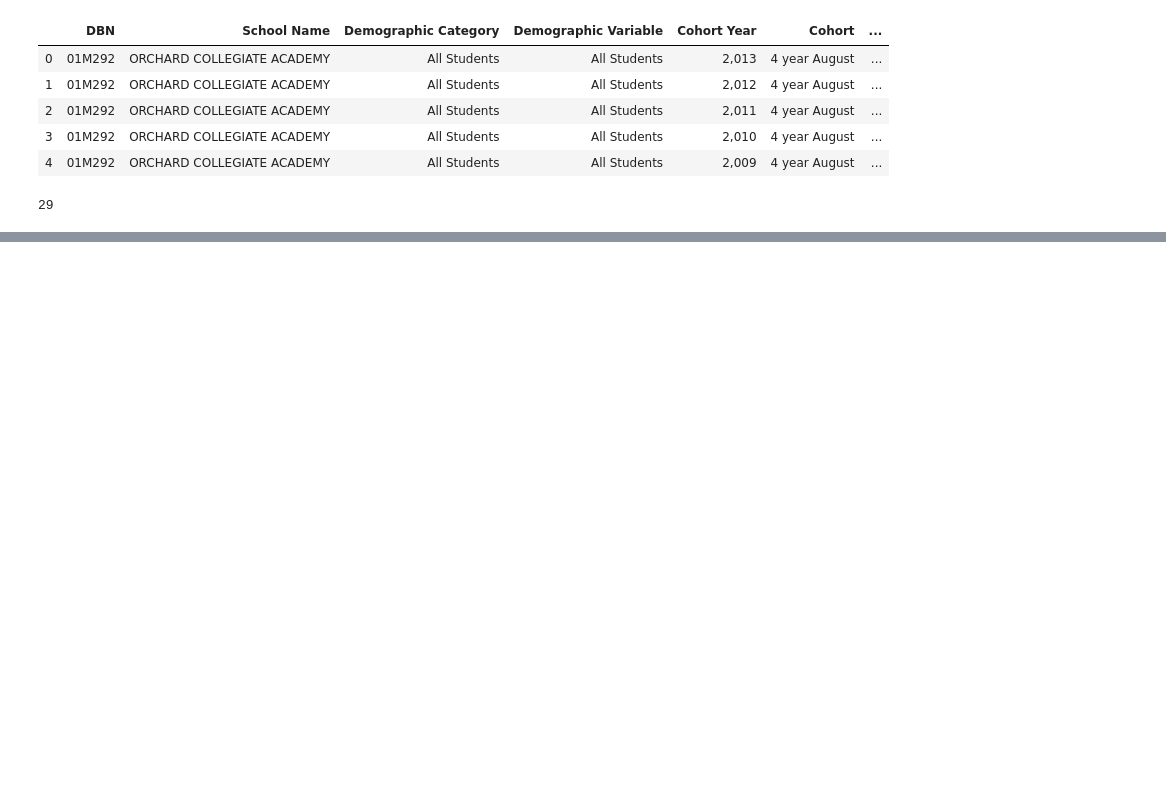
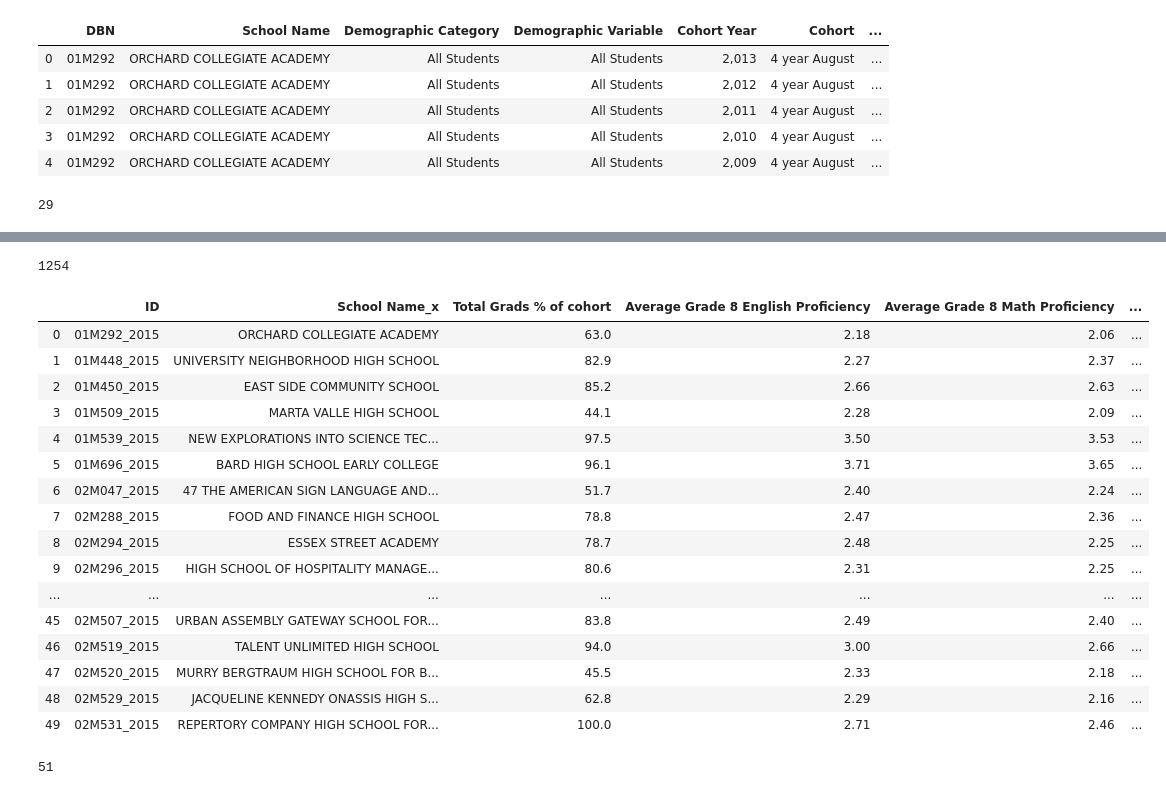
Before and after one commit to markabrennan/NYC-HS-Success, a Jupyter notebook: Prelim-EDA.ipynb, the cells around one changed output, grey strips where cells are left out. Saved outputs shown, nothing was run; the diff lists cells and outputs as text; code cells hidden in the pictures; blank space fills up the shorter version.

```diff
--- a/Prelim-EDA.ipynb
+++ b/Prelim-EDA.ipynb
@@ -52,0 +271,2 @@ df1.head()
+# %%
+df_qual = pd.concat([df_qual_2014_15, df_qual_2015_16, df_qual_2016_17], sort=True)
@@ -52,0 +333,2 @@ df1.head()
+# %%
+df_qual.drop(labels=['Unnamed: 40', 'Unnamed: 41', 'Unnamed: 42', 'Unnamed: 43', 'Unnamed: 44', 'Unnamed: 45', 'Unnamed: 46', 'Unnamed: 47'], axis=1,inplace=True)
@@ -52,0 +428,2 @@ df1.head()
+# %%
+df_qual.drop(df_qual.loc[df_qual['ID']=='05M157_2015'].index, inplace=True)
@@ -52,0 +465,2 @@ df1.head()
+# %%
+df_merged = pd.merge(left=df_hs_target, right=df_qual, how='inner', on='ID' )
@@ -52,0 +487,24 @@ df1.head()
+# %%
+len(df_merged)
+# %% [output]
+1254
+# %%
+df_merged.head(50)
+# %% [output]
+|  | ID | School Name_x | Total Grads % of cohort | Average Grade 8 English Proficiency | Average Grade 8 Math Proficiency | ... |
+| 0 | 01M292_2015 | ORCHARD COLLEGIATE ACADEMY | 63.0 | 2.18 | 2.06 | ... |
+| 1 | 01M448_2015 | UNIVERSITY NEIGHBORHOOD HIGH SCHOOL | 82.9 | 2.27 | 2.37 | ... |
+| 2 | 01M450_2015 | EAST SIDE COMMUNITY SCHOOL | 85.2 | 2.66 | 2.63 | ... |
+| 3 | 01M509_2015 | MARTA VALLE HIGH SCHOOL | 44.1 | 2.28 | 2.09 | ... |
+| 4 | 01M539_2015 | NEW EXPLORATIONS INTO SCIENCE TEC... | 97.5 | 3.50 | 3.53 | ... |
+| 5 | 01M696_2015 | BARD HIGH SCHOOL EARLY COLLEGE | 96.1 | 3.71 | 3.65 | ... |
+| 6 | 02M047_2015 | 47 THE AMERICAN SIGN LANGUAGE AND... | 51.7 | 2.40 | 2.24 | ... |
+| 7 | 02M288_2015 | FOOD AND FINANCE HIGH SCHOOL | 78.8 | 2.47 | 2.36 | ... |
+| 8 | 02M294_2015 | ESSEX STREET ACADEMY | 78.7 | 2.48 | 2.25 | ... |
+| 9 | 02M296_2015 | HIGH SCHOOL OF HOSPITALITY MANAGE... | 80.6 | 2.31 | 2.25 | ... |
+| ... | ... | ... | ... | ... | ... | ... |
+| 45 | 02M507_2015 | URBAN ASSEMBLY GATEWAY SCHOOL FOR... | 83.8 | 2.49 | 2.40 | ... |
+| 46 | 02M519_2015 | TALENT UNLIMITED HIGH SCHOOL | 94.0 | 3.00 | 2.66 | ... |
+| 47 | 02M520_2015 | MURRY BERGTRAUM HIGH SCHOOL FOR B... | 45.5 | 2.33 | 2.18 | ... |
+| 48 | 02M529_2015 | JACQUELINE KENNEDY ONASSIS HIGH S... | 62.8 | 2.29 | 2.16 | ... |
+| 49 | 02M531_2015 | REPERTORY COMPANY HIGH SCHOOL FOR... | 100.0 | 2.71 | 2.46 | ... |
@@ -52,0 +513,4 @@ df1.head()
+# %%
+len(df_merged.columns)
+# %% [output]
+51
```
Also changed, not shown: parts of 130 cells of this notebook, 7 other files.
